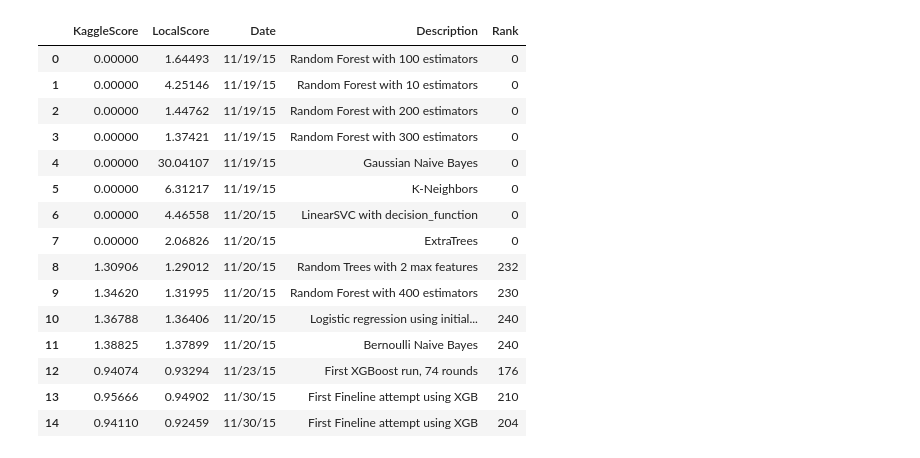
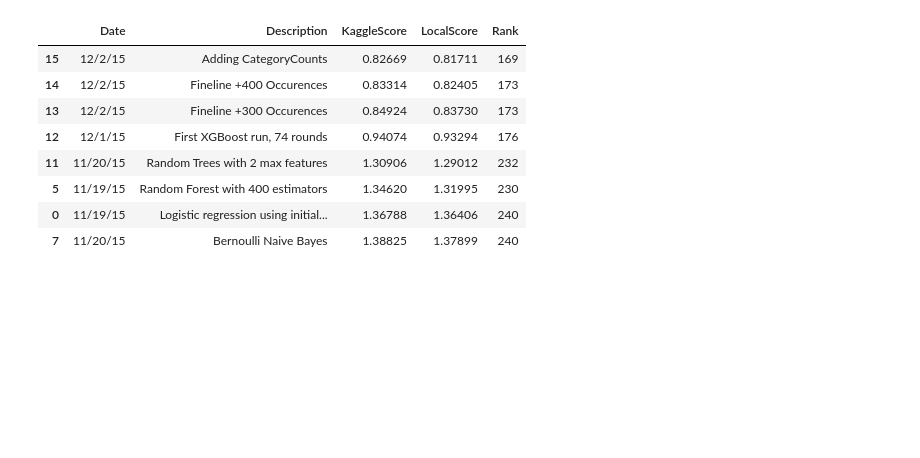
Before and after one commit to hadiviko/Walmart_Kaggle_Competition, a Jupyter notebook: Results_and_Metrics.ipynb, the cells around one changed output. Drawn from its saved outputs; the diff is of its cells as text; code cells hidden in the pictures; blank space fills up the shorter version.

Commit message:
Working fineline data and 176 rank

```diff
--- a/Results_and_Metrics.ipynb
+++ b/Results_and_Metrics.ipynb
@@ -68,9 +122,0 @@ results = results.append({"LocalScore": 1.37899, "KaggleScore": 1.38825,
-# %%
-results["Rank"] = 240
-results.ix[1,'Rank'] = 0
-results.ix[2,'Rank'] = 0
-results.ix[3,'Rank'] = 0
-results.ix[4,'Rank'] = 0
-results.ix[5,'Rank'] = 230
-results.ix[6,'Rank'] = 0
-results.ix[7,'Rank'] = 240
@@ -154,40 +123,18 @@ Name: KaggleScore, dtype: int64
-# %%
-results.ix[0,'Date'] = "11/19/15"
-results.ix[1,'Date'] = "11/19/15"
-results.ix[2,'Date'] = "11/19/15"
-results.ix[3,'Date'] = "11/19/15"
-results.ix[4,'Date'] = "11/19/15"
-results.ix[5,'Date'] = "11/19/15"
-results.ix[6,'Date'] = "11/20/15"
-results.ix[7,'Date'] = "11/20/15"
-results.ix[8,'Date'] = "11/20/15"
-results.ix[9,'Date'] = "11/20/15"
-results.ix[10,'Date'] = "11/20/15"
-results.ix[11,'Date'] = "11/20/15"
-results.ix[12,'Date'] = "11/23/15"
-results.ix[13,'Date'] = "11/30/15"
-results.ix[14,'Date'] = "11/30/15"
-# %%
-results = results.append({"LocalScore": 0.92459, "KaggleScore": 0.94110,
-                        "Date": datetime.datetime.now().strftime('%m/%d/%y'),
-               "Description": "First Fineline attempt using XGB", "Rank": 204
-                       }, ignore_index = True)
-# %%
-results
-# %% [output]
-|  | KaggleScore | LocalScore | Date | Description | Rank |
-| 0 | 0.00000 | 1.64493 | 11/19/15 | Random Forest with 100 estimators | 0 |
-| 1 | 0.00000 | 4.25146 | 11/19/15 | Random Forest with 10 estimators | 0 |
-| 2 | 0.00000 | 1.44762 | 11/19/15 | Random Forest with 200 estimators | 0 |
-| 3 | 0.00000 | 1.37421 | 11/19/15 | Random Forest with 300 estimators | 0 |
-| 4 | 0.00000 | 30.04107 | 11/19/15 | Gaussian Naive Bayes | 0 |
-| 5 | 0.00000 | 6.31217 | 11/19/15 | K-Neighbors | 0 |
-| 6 | 0.00000 | 4.46558 | 11/20/15 | LinearSVC with decision_function | 0 |
-| 7 | 0.00000 | 2.06826 | 11/20/15 | ExtraTrees | 0 |
-| 8 | 1.30906 | 1.29012 | 11/20/15 | Random Trees with 2 max features | 232 |
-| 9 | 1.34620 | 1.31995 | 11/20/15 | Random Forest with 400 estimators | 230 |
-| 10 | 1.36788 | 1.36406 | 11/20/15 | Logistic regression using initial... | 240 |
-| 11 | 1.38825 | 1.37899 | 11/20/15 | Bernoulli Naive Bayes | 240 |
-| 12 | 0.94074 | 0.93294 | 11/23/15 | First XGBoost run, 74 rounds | 176 |
-| 13 | 0.95666 | 0.94902 | 11/30/15 | First Fineline attempt using XGB | 210 |
-| 14 | 0.94110 | 0.92459 | 11/30/15 | First Fineline attempt using XGB | 204 |
+# %%
+def sorting_by_kagglescore(results):
+    results.KaggleScore = results.KaggleScore.astype(float)
+    results = results.sort_values(by="KaggleScore")
+    posted_results = results[results.KaggleScore > 0]
+    return posted_results
+# %%
+sorting_by_kagglescore(results)
+# %% [output]
+|  | Date | Description | KaggleScore | LocalScore | Rank |
+| 15 | 12/2/15 | Adding CategoryCounts | 0.82669 | 0.81711 | 169 |
+| 14 | 12/2/15 | Fineline +400 Occurences | 0.83314 | 0.82405 | 173 |
+| 13 | 12/2/15 | Fineline +300 Occurences | 0.84924 | 0.83730 | 173 |
+| 12 | 12/1/15 | First XGBoost run, 74 rounds | 0.94074 | 0.93294 | 176 |
+| 11 | 11/20/15 | Random Trees with 2 max features | 1.30906 | 1.29012 | 232 |
+| 5 | 11/19/15 | Random Forest with 400 estimators | 1.34620 | 1.31995 | 230 |
+| 0 | 11/19/15 | Logistic regression using initial... | 1.36788 | 1.36406 | 240 |
+| 7 | 11/20/15 | Bernoulli Naive Bayes | 1.38825 | 1.37899 | 240 |
```
Also changed, not shown: parts of 24 cells of this notebook, 1 other file.
